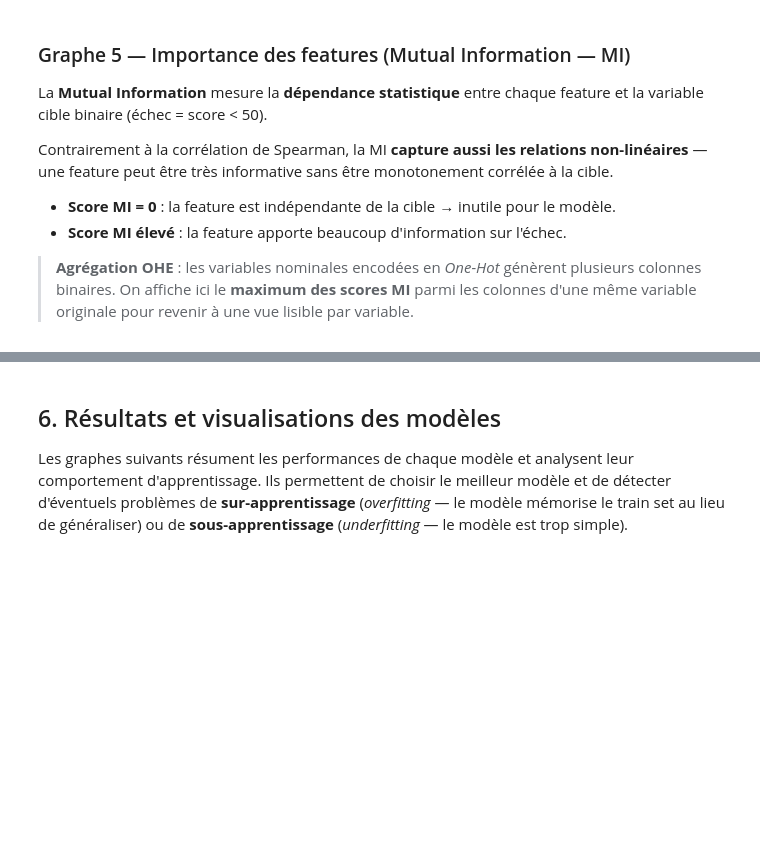
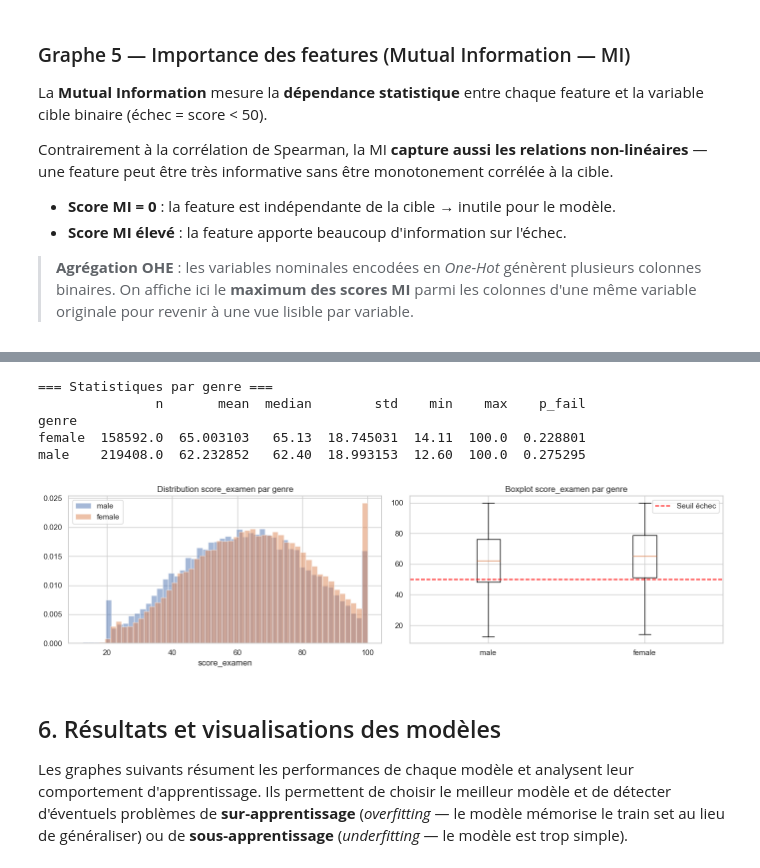
Before and after one commit to 22054/Smart-School-Project, a Jupyter notebook: failure_prediction.ipynb, the cells around one changed output, grey strips where cells are left out. Cells and saved outputs as stored; diff of their text form; code cells hidden in the pictures; blank space fills up the shorter version.

```diff
--- a/failure_prediction.ipynb
+++ b/failure_prediction.ipynb
@@ -890,3 +896,44 @@ Calcul MI terminé.
+# %%
+# Diagnostic genre vs score_examen
+print("=== Statistiques par genre ===")
+stats = X_train_orig.groupby('genre').apply(
+    lambda g: pd.Series({
+        'n':       len(g),
+        'mean':    y_train.loc[g.index].mean(),
+        'median':  y_train.loc[g.index].median(),
+        'std':     y_train.loc[g.index].std(),
+        'min':     y_train.loc[g.index].min(),
+        'max':     y_train.loc[g.index].max(),
+        'p_fail':  (y_train.loc[g.index] < 50).mean(),
+    })
+)
+print(stats)
+
+# Distribution visuelle
+fig, axes = plt.subplots(1, 2, figsize=(14, 4))
+
+# Histogrammes superposés
+for g, color in zip(['male', 'female'], ['#4C72B0', '#DD8452']):
+    mask = X_train_orig['genre'] == g
+    axes[0].hist(y_train[mask], bins=50, alpha=0.5, label=g, color=color, density=True)
+axes[0].set_title('Distribution score_examen par genre')
+axes[0].set_xlabel('score_examen'); axes[0].legend()
+
+# Boxplot
+data_box = [y_train[X_train_orig['genre'] == g] for g in ['male', 'female']]
+axes[1].boxplot(data_box, labels=['male', 'female'])
+axes[1].axhline(50, color='red', linestyle='--', label='Seuil échec')
+axes[1].set_title('Boxplot score_examen par genre')
+axes[1].legend()
+
+plt.tight_layout(); plt.show()
+# %% [output]
+=== Statistiques par genre ===
+               n       mean  median        std    min    max    p_fail
+genre
+female  158592.0  65.003103   65.13  18.745031  14.11  100.0  0.228801
+male    219408.0  62.232852   62.40  18.993153  12.60  100.0  0.275295
+[figure, added]
 # %% [markdown]
 ## 6. Résultats et visualisations des modèles
 
```
Also changed, not shown: parts of 10 cells of this notebook.
